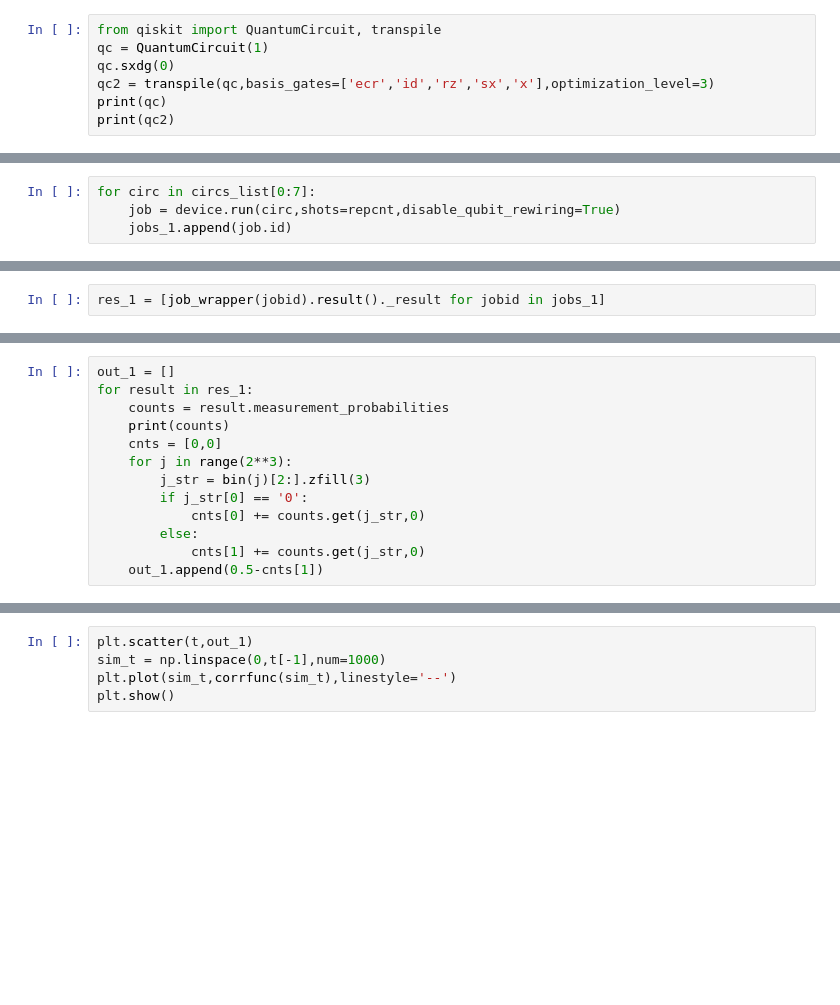
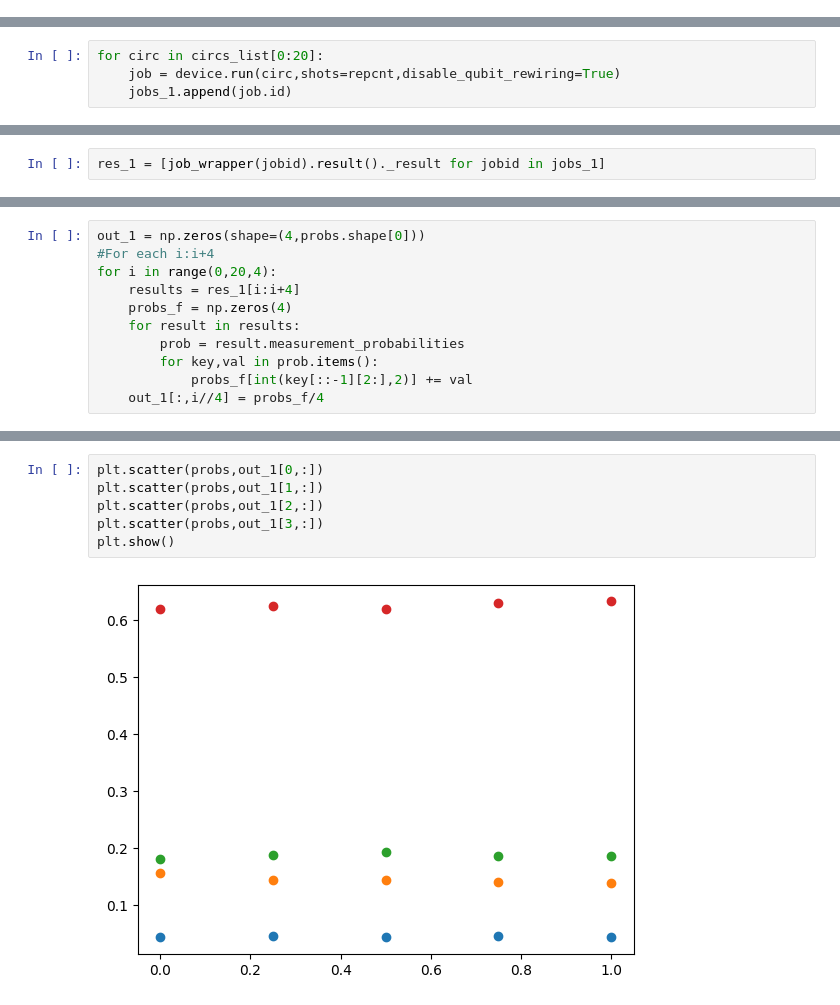
Before and after one commit to JessicaJohnBritto/QOSF_Cohort6, a Jupyter notebook: Results_from_paper/OQC Lucy results/mre_braket.ipynb, the cells around one changed output, grey strips where cells are left out. Drawn from its saved outputs; the diff is of its cells as text; blank space fills up the shorter version.

```diff
--- a/Results_from_paper/OQC Lucy results/mre_braket.ipynb
+++ b/Results_from_paper/OQC Lucy results/mre_braket.ipynb
@@ -14,10 +15,3 @@ from qbraid import device_wrapper, job_wrapper, get_jobs
 1. Create circuits using H and CNOT in Braket
 2. Fold circuits using Mitiq
 3. Decompose circuits in Braket
-# %%
-from qiskit import QuantumCircuit, transpile
-qc = QuantumCircuit(1)
-qc.sxdg(0)
-qc2 = transpile(qc,basis_gates=['ecr','id','rz','sx','x'],optimization_level=3)
-print(qc)
-print(qc2)
@@ -185,7 +174,7 @@ T  : |      0      |    1    |   2    |    3    |   4    |    5    |   6    |
 # %%
 jobs_1 = []
 # %%
-for circ in circs_list[0:7]:
+for circ in circs_list[0:20]:
     job = device.run(circ,shots=repcnt,disable_qubit_rewiring=True)
     jobs_1.append(job.id)
 # %%
@@ -229,13 +238,11 @@ print(res_1[3].additional_metadata.oqcMetadata.compiledProgram)
 # %%
-out_1 = []
-for result in res_1:
-    counts = result.measurement_probabilities
-    print(counts)
-    cnts = [0,0]
-    for j in range(2**3):
-        j_str = bin(j)[2:].zfill(3)
-        if j_str[0] == '0':
-            cnts[0] += counts.get(j_str,0)
-        else:
-            cnts[1] += counts.get(j_str,0)
-    out_1.append(0.5-cnts[1])
+out_1 = np.zeros(shape=(4,probs.shape[0]))
+#For each i:i+4
+for i in range(0,20,4):
+    results = res_1[i:i+4]
+    probs_f = np.zeros(4)
+    for result in results:
+        prob = result.measurement_probabilities
+        for key,val in prob.items():
+            probs_f[int(key[::-1][2:],2)] += val
+    out_1[:,i//4] = probs_f/4
@@ -242,5 +256,8 @@ for result in res_1:
 # %%
-plt.scatter(t,out_1)
-sim_t = np.linspace(0,t[-1],num=1000)
-plt.plot(sim_t,corrfunc(sim_t),linestyle='--')
+plt.scatter(probs,out_1[0,:])
+plt.scatter(probs,out_1[1,:])
+plt.scatter(probs,out_1[2,:])
+plt.scatter(probs,out_1[3,:])
 plt.show()
+# %% [output]
+[figure, added]
```
Also changed, not shown: parts of 12 cells of this notebook, 4 other files.
